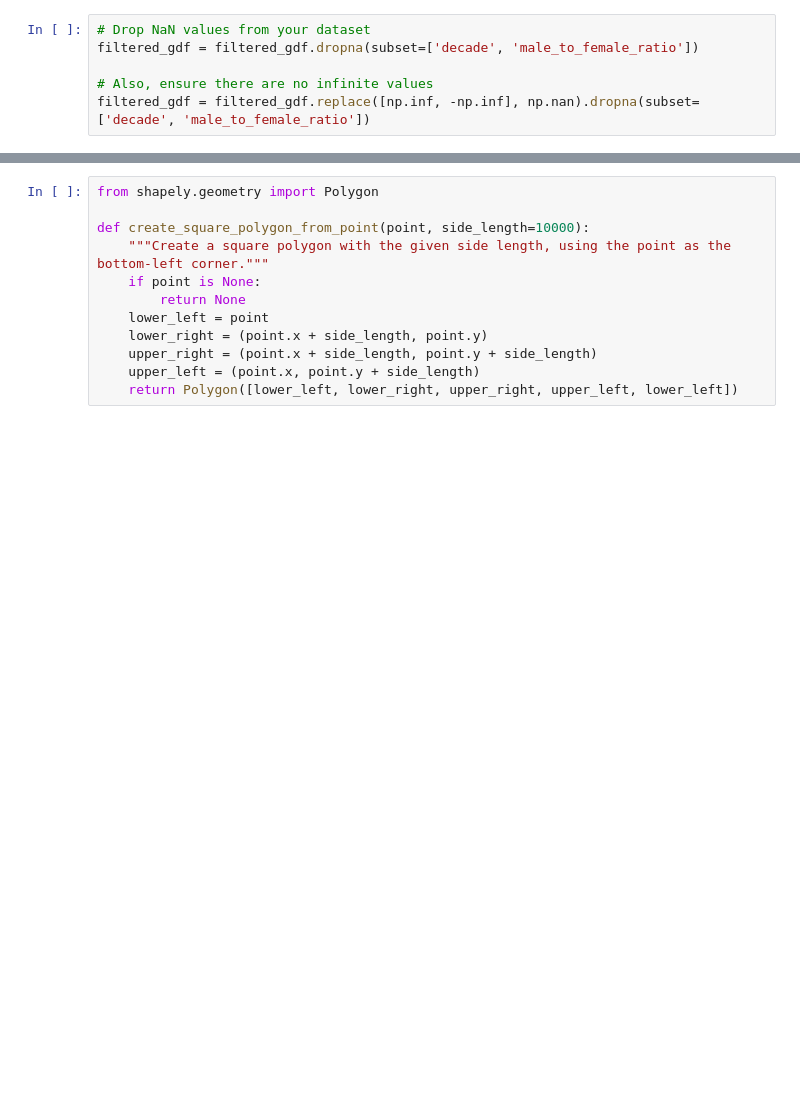
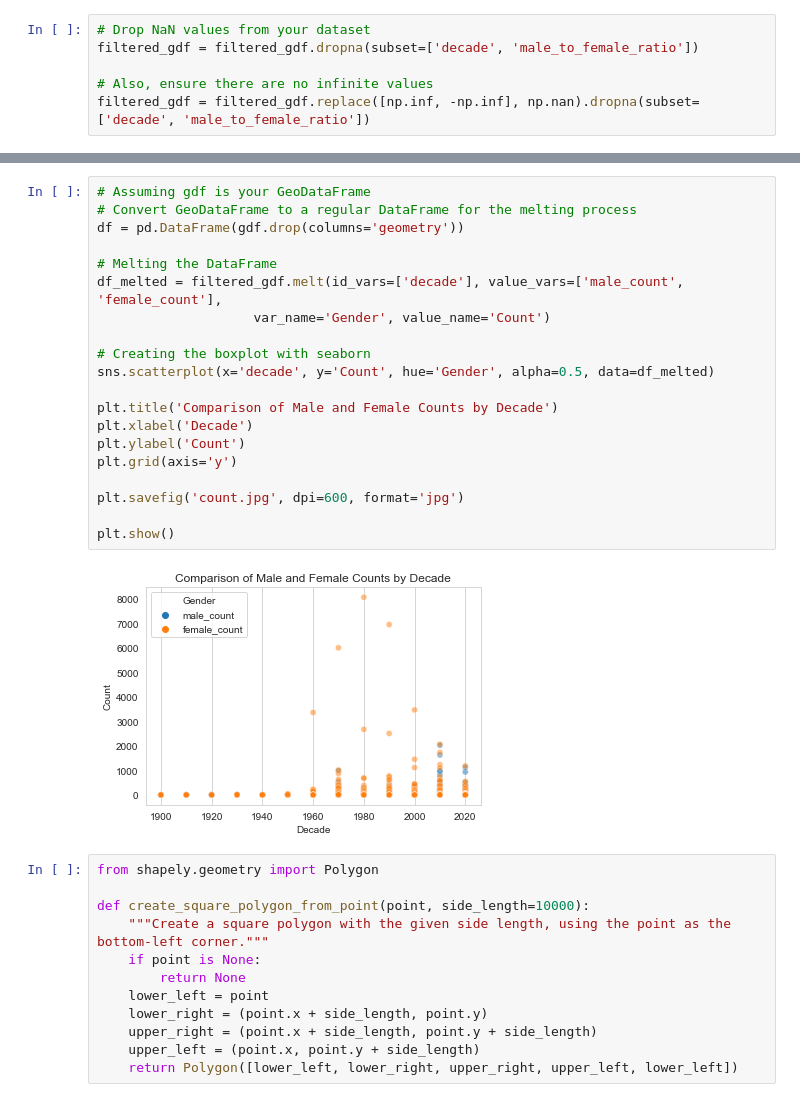
Before and after one commit to b-cubed-eu/hackathon-projects-2024, a Jupyter notebook: projects/12/ducksexcube.ipynb, the cells around one changed output, grey strips where cells are left out. Cells and saved outputs as stored; diff of their text form; blank space fills up the shorter version.

```diff
--- a/projects/12/ducksexcube.ipynb
+++ b/projects/12/ducksexcube.ipynb
@@ -253,3 +282,25 @@ plt.show()
+# %%
+# Assuming gdf is your GeoDataFrame
+# Convert GeoDataFrame to a regular DataFrame for the melting process
+df = pd.DataFrame(gdf.drop(columns='geometry'))
+
+# Melting the DataFrame
+df_melted = filtered_gdf.melt(id_vars=['decade'], value_vars=['male_count', 'female_count'],
+                    var_name='Gender', value_name='Count')
+
+# Creating the boxplot with seaborn
+sns.scatterplot(x='decade', y='Count', hue='Gender', alpha=0.5, data=df_melted)
+
+plt.title('Comparison of Male and Female Counts by Decade')
+plt.xlabel('Decade')
+plt.ylabel('Count')
+plt.grid(axis='y')
+
+plt.savefig('count.jpg', dpi=600, format='jpg')
+
+plt.show()
+# %% [output]
+[figure, added]
 # %%
 from shapely.geometry import Polygon
 
```
Also changed, not shown: parts of 11 cells of this notebook, 1 other file.
